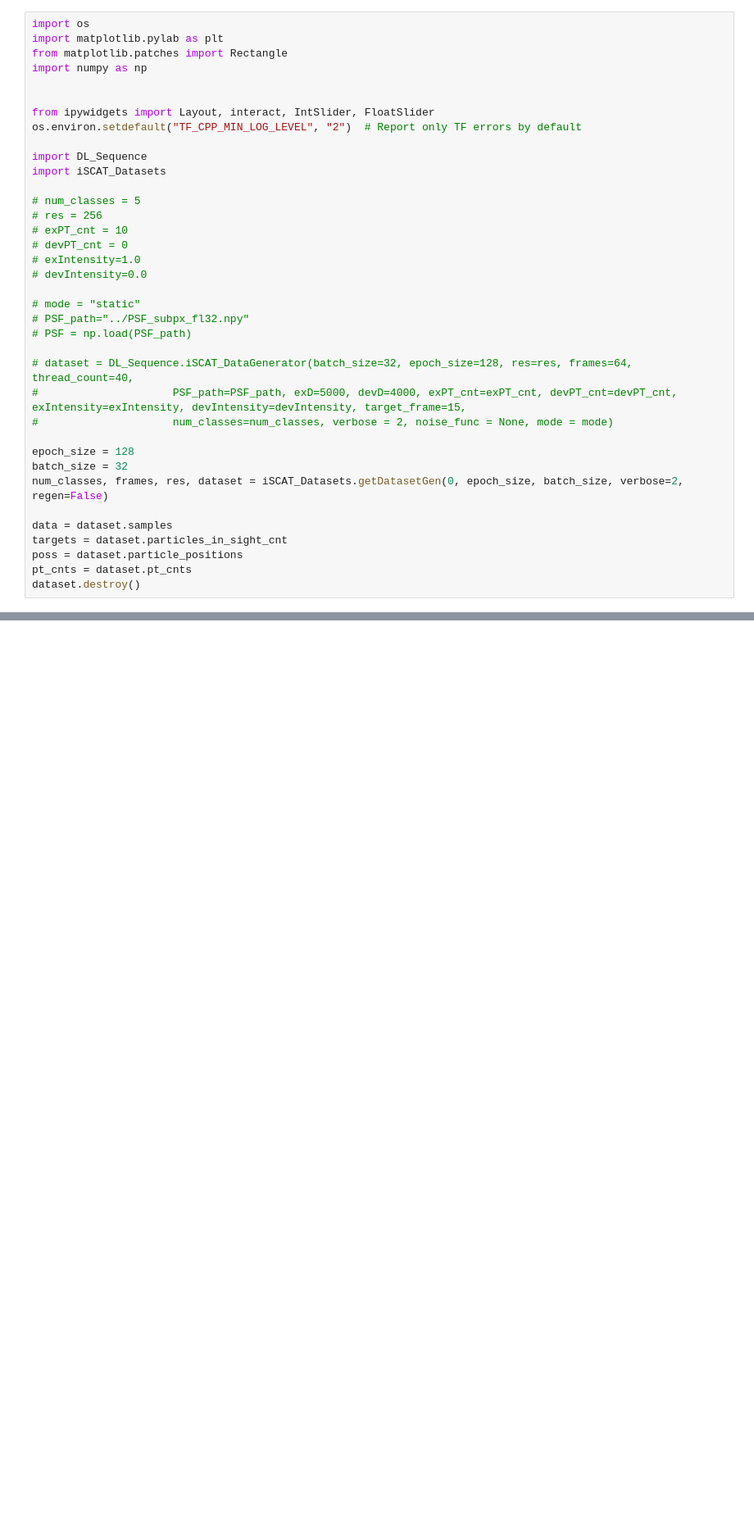
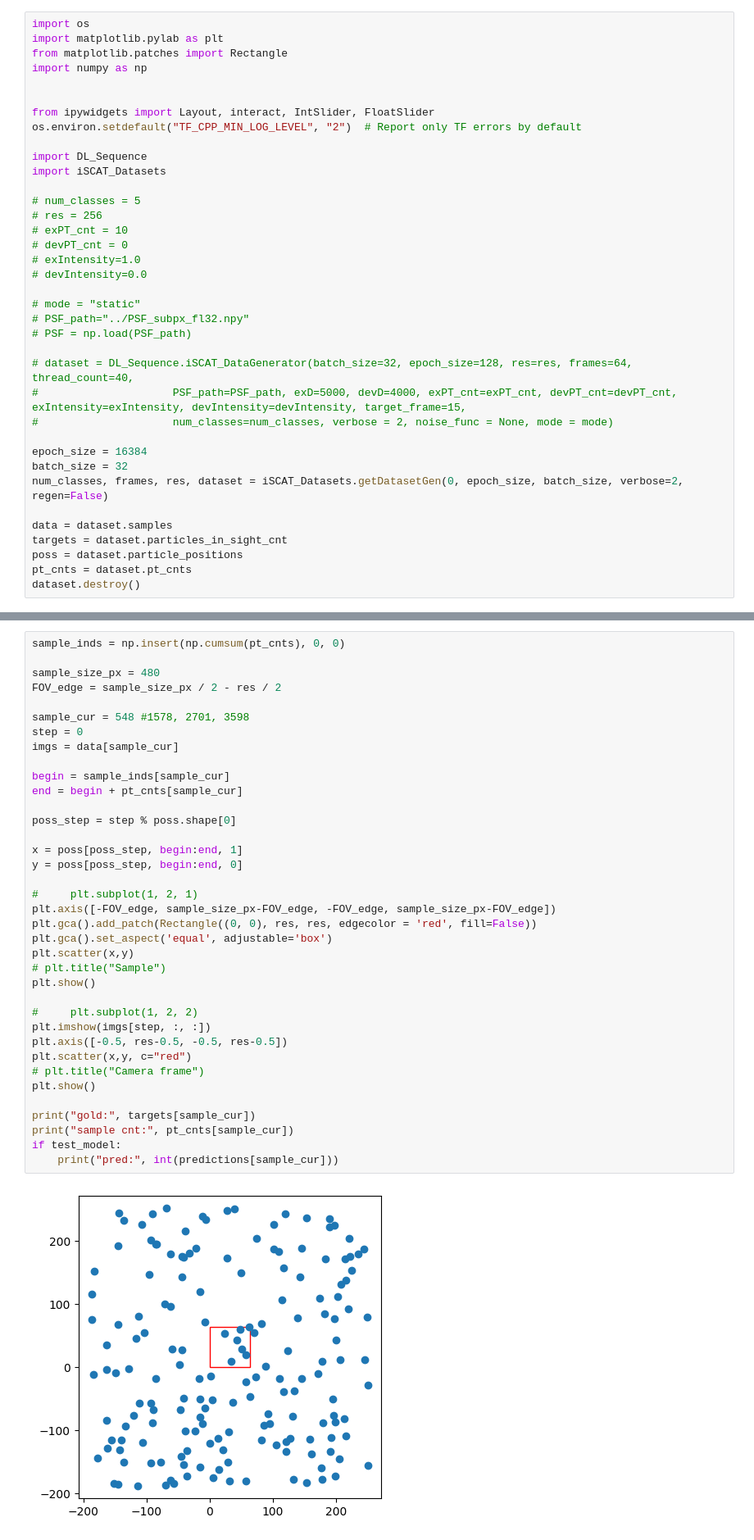
Before and after one commit to luzny274/DeepLearning_iSCAT, a Jupyter notebook: DL_classification/Dataset_viewer.ipynb, the cells around one changed output, grey strips where cells are left out. Shown at 82% size. Drawn from its saved outputs; the diff is of its cells as text; blank space fills up the shorter version.

```diff
--- a/DL_classification/Dataset_viewer.ipynb
+++ b/DL_classification/Dataset_viewer.ipynb
@@ -26,7 +26,7 @@ import iSCAT_Datasets
 #                     PSF_path=PSF_path, exD=5000, devD=4000, exPT_cnt=exPT_cnt, devPT_cnt=devPT_cnt, exIntensity=exIntensity, devIntensity=devIntensity, target_frame=15,
 #                     num_classes=num_classes, verbose = 2, noise_func = None, mode = mode)
 
-epoch_size = 128
+epoch_size = 16384
 batch_size = 32
 num_classes, frames, res, dataset = iSCAT_Datasets.getDatasetGen(0, epoch_size, batch_size, verbose=2, regen=False)
 
@@ -154,0 +175,39 @@ interactive(children=(IntSlider(value=0, description='step', max=31), IntSlider(
+# %%
+sample_inds = np.insert(np.cumsum(pt_cnts), 0, 0)
+
+sample_size_px = 480
+FOV_edge = sample_size_px / 2 - res / 2
+
+sample_cur = 548 #1578, 2701, 3598
+step = 0
+imgs = data[sample_cur]
+
+begin = sample_inds[sample_cur]
+end = begin + pt_cnts[sample_cur]
+
+poss_step = step % poss.shape[0]
+
+x = poss[poss_step, begin:end, 1]
+y = poss[poss_step, begin:end, 0]
+
+#     plt.subplot(1, 2, 1)
+plt.axis([-FOV_edge, sample_size_px-FOV_edge, -FOV_edge, sample_size_px-FOV_edge])
+plt.gca().add_patch(Rectangle((0, 0), res, res, edgecolor = 'red', fill=False))
+plt.gca().set_aspect('equal', adjustable='box')
+plt.scatter(x,y)
+# plt.title("Sample")
+plt.show()
+
+#     plt.subplot(1, 2, 2)
+plt.imshow(imgs[step, :, :])
+plt.axis([-0.5, res-0.5, -0.5, res-0.5])
+plt.scatter(x,y, c="red")
+# plt.title("Camera frame")
+plt.show()
+
+print("gold:", targets[sample_cur])
+print("sample cnt:", pt_cnts[sample_cur])
+if test_model:
+    print("pred:", int(predictions[sample_cur]))
+# %% [output]
+[figure, added]
```
Also changed, not shown: parts of 5 cells of this notebook, 11 other files.
